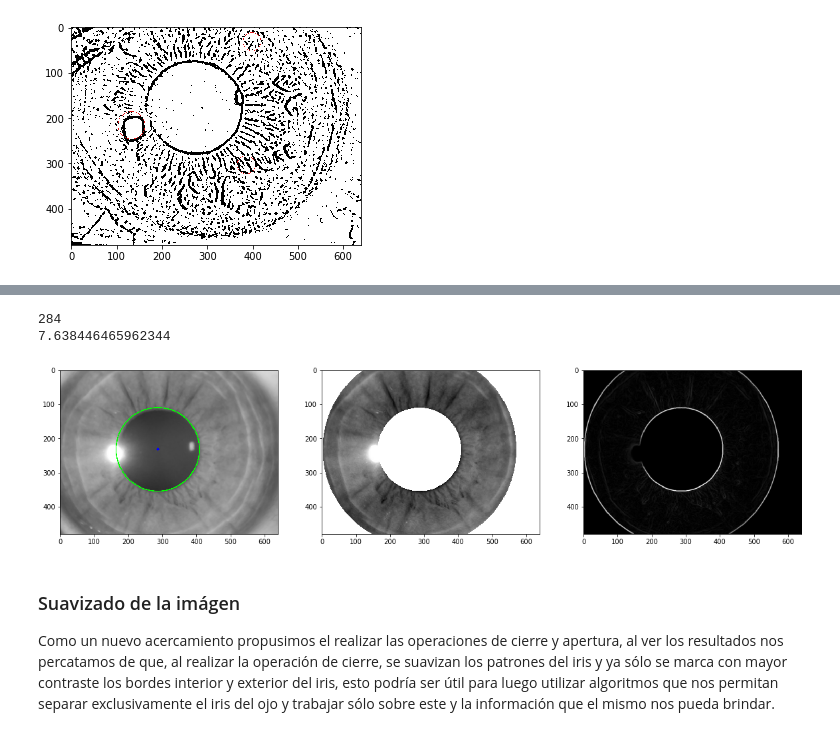
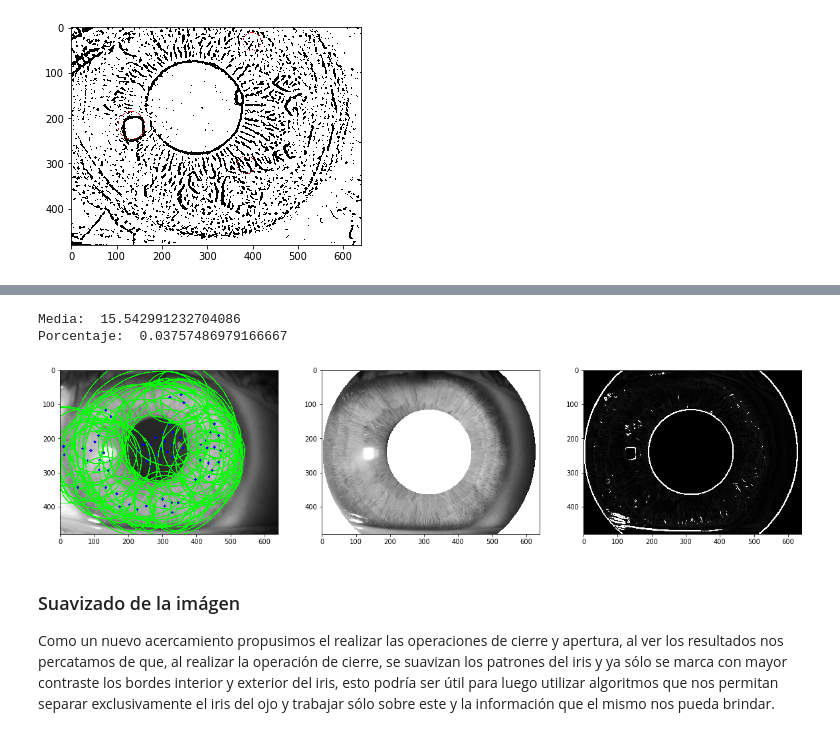
Before and after one commit to AlejoH97/Reconocimiento-Iris, a Jupyter notebook: IRIS.ipynb, the cells around one changed output, grey strips where cells are left out. Cells and saved outputs as stored; diff of their text form; code cells hidden in the pictures.

```diff
--- a/IRIS.ipynb
+++ b/IRIS.ipynb
@@ -345,15 +345,3 @@ ax.imshow(image, cmap=plt.cm.gray)
 plt.show()
 # %% [output]
 [figure]
-# %%
-img = img_read('Fotos/17.jpg', 'gray')
-
-matriz = np.zeros((20,20))
-
-for i in range(10,len(matriz)):
-    for j in range(10,len(matriz[i])):
-        for k in range
-
-print(sum/count)
-
-plt.imshow(img, cmap="gray")
@@ -392,17 +378,20 @@ def findPupil(image):
                     counter = counter + 1
         if counter > 0:
             mean = sum/counter
+
         if mean < mini:
             mini = mean
             x=i[0]
             y=i[1]
             r=i[2]
+
         sum = 0
         counter = 0
     return [img,x,y,r,cimg]
 
+imagen_usar = 'Fotos/7.jpg'
 
-newimg,x,y,r,newimgu = findPupil(img_read('Fotos/13.jpg','color'))
+newimg,x,y,r,newimgu = findPupil(img_read(imagen_usar,'color'))
 
 cimg2 = cv2.cvtColor(newimg, cv2.COLOR_GRAY2BGR)
 cv2.circle(cimg2,(x,y),r,(0,255,0),2)
@@ -422,41 +411,51 @@ for i in range(x):
         count = 0
 
 
-imgv2 = img_read('Fotos/13.jpg','gray')
+imgv2 = img_read(imagen_usar,'gray')
 
 #Pintar de blanco las áreas que sobran
 for j in range(y-r, min(y+r,len(newimg))):
     for k in range(x-r, min(x+r,len(newimg[0]))):
         if (math.sqrt( (j-y)*(j-y) + (k-x)*(k-x) ) <= r):
             imgv2[j][k]= 255
 
 for j in range(len(newimg)):
     for k in range(len(newimg[0])):
         if (math.sqrt( (j-y)*(j-y) + (k-x)*(k-x) ) >= ratio):
             imgv2[j][k]= 255
 
 imsobel = runSobel(imgv2.astype(np.float32))
 cv2.imwrite("Sobelpupil.png", imsobel)
 
-print(ratio)
+#print(ratio)
 fig, (ax1,ax2,ax3) = plt.subplots(1,3, figsize=(20, 8))
 ax1.imshow(newimgu)
 ax2.imshow(imgv2, cmap="gray")
+
+count2 = 0
+for i in range(len(imsobel)):
+    for j in range(len(imsobel[i])):
+        if imsobel[i][j] > 30:
+            imsobel[i][j] = 255
+            count2 = count2 + 1
+
 ax3.imshow(imsobel, cmap="gray")
 
 sum=0
 count=0
 
 for i in range(len(imsobel)):
     for j in range(len(imsobel[i])):
         sum = sum + imsobel[i][j]
         count = count + 1
 
-print(sum/count)
+
+print("Media: ", sum/count)
+print("Porcentaje: ", count2/(len(imsobel)*len(imsobel[i])))
 # %% [output]
-284
-7.638446465962344
+Media:  15.542991232704086
+Porcentaje:  0.03757486979166667
-[figure, old version]
+[figure, new version]
 # %% [markdown]
 ### Suavizado de la imágen
 
```
Also changed, not shown: parts of 3 cells of this notebook, 22 other files.
